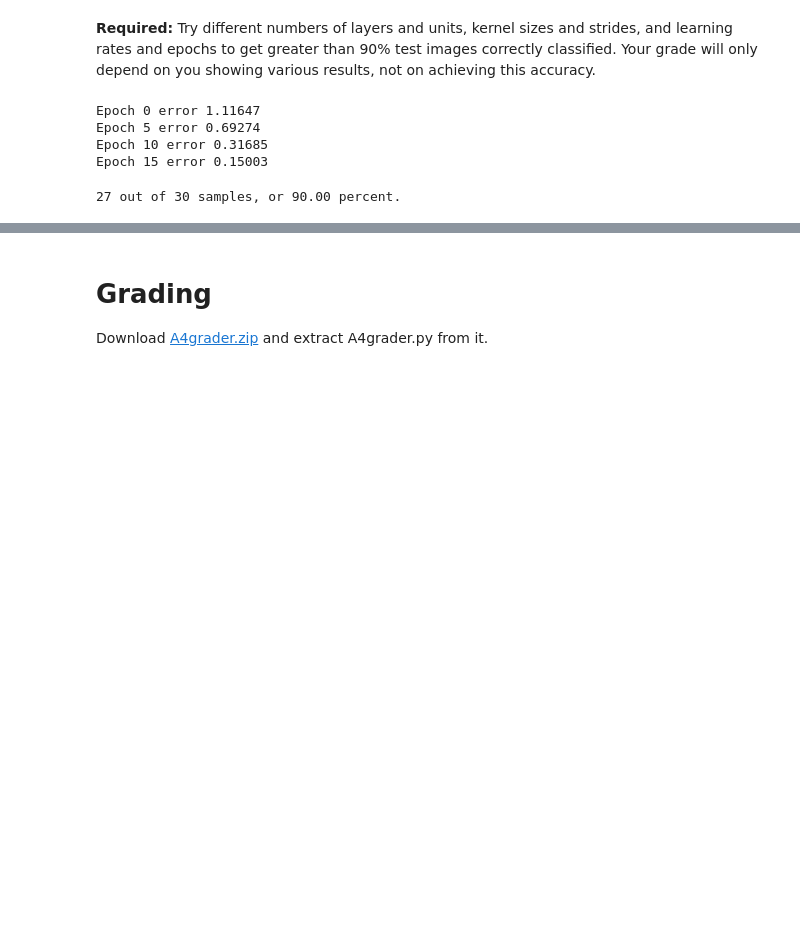
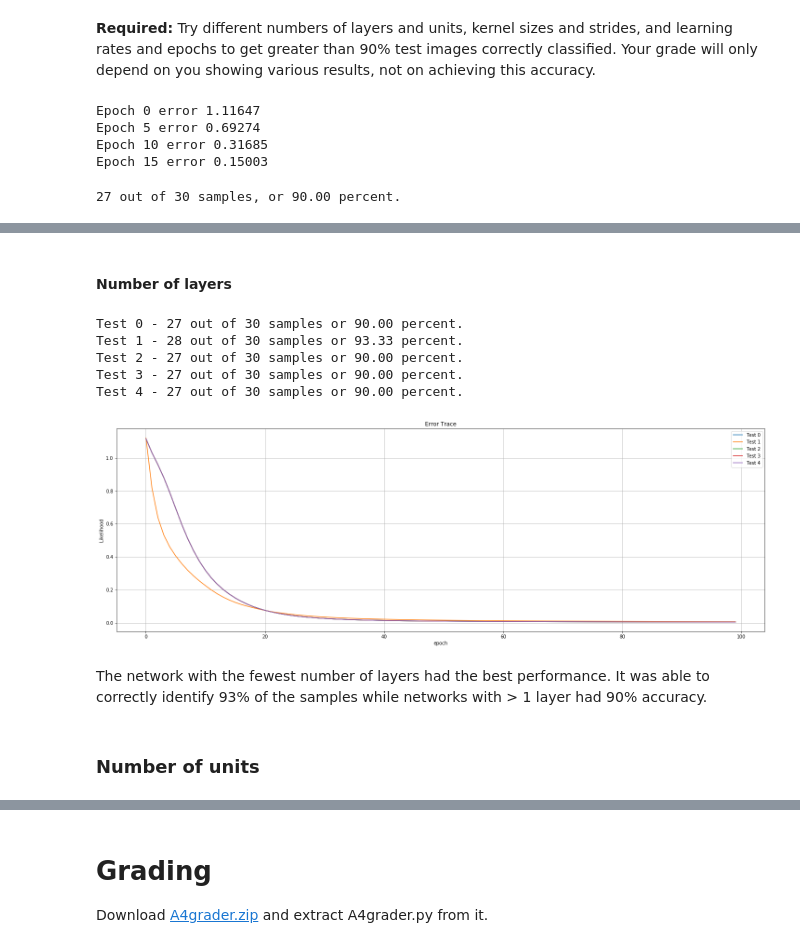
Before and after one commit to bstaab/CS545_MachineLearning, a Jupyter notebook: assignments/A4/Staab-A4.ipynb, the cells around one changed output, grey strips where cells are left out. Cells and saved outputs as stored; diff of their text form; code cells hidden in the pictures; blank space fills up the shorter version.

```diff
--- a/assignments/A4/Staab-A4.ipynb
+++ b/assignments/A4/Staab-A4.ipynb
@@ -233,3 +232,35 @@ class NeuralNetwork_Convolutional():
+# %%
+# Helper function to test a speific network configuration
+def run_test(nuicl, ksas, unifhl, c, ug, nepoch, lr):
+    torch.random.manual_seed(42)
+    nnet = NeuralNetwork_Convolutional(n_channels_in_image=Xtrain.shape[1],
+                                       image_size=Xtrain.shape[2],
+                                       n_units_in_conv_layers=nuicl,
+                                       kernels_size_and_stride=ksas,
+                                       n_units_in_fc_hidden_layers=unifhl,
+                                       classes=c,
+                                       use_gpu=ug)
+    nnet.train(Xtrain, Ttrain, nepoch, learning_rate=lr)
+    Yclasses, Y = nnet.use(Xtest)
+    n_correct = (Yclasses == Ttest).sum()
+
+    return [n_correct, Yclasses, nnet.get_error_trace()]
+# %%
+# Helper function to print/plot results
+def print_results(results):
+    plt.figure(figsize=(25, 8))
+    plt.title('Error Trace')                                  # Add plot title
+    plt.xlabel('epoch')                                       # Add X-axis label
+    plt.ylabel('Likelihood')                                  # Add Y-axis label
+                                                              #
+    index = 0                                                 # Initialize counter variable
+    for result in results:                                    # Iterate over each result
+        plt.plot(result[2], '-', label=f'Test {index}')       # Add first data set to plot
+        print(f'Test {index} - {result[0]} out of {Ttest.shape[0]} samples or {result[0]/Ttest.shape[0]*100:.2f} percent.')
+        index += 1                                            # Increment the count
+                                                              #
+    plt.legend()                                              # Display legend on plot
+    plt.grid(True)                                            # Display grid on plot
 # %% [markdown]
 ## Simple Example with Squares and Diamonds
 
@@ -416,0 +446,23 @@ print(f'{n_correct} out of {Ttest.shape[0]} samples, or {n_correct/Ttest.shape[0
+# %% [markdown]
+#### Number of layers
+# %%
+%%capture
+results = []
+results.append(run_test(         [5, 5], [[5, 3], [4, 2]], [10], [0, 1, 2], False, 100, 0.01))
+results.append(run_test(            [5], [[5, 3], [4, 2]], [10], [0, 1, 2], False, 100, 0.01))
+results.append(run_test(      [5, 5, 5], [[5, 3], [4, 2]], [10], [0, 1, 2], False, 100, 0.01))
+results.append(run_test(   [5, 5, 5, 5], [[5, 3], [4, 2]], [10], [0, 1, 2], False, 100, 0.01))
+results.append(run_test([5, 5, 5, 5, 5], [[5, 3], [4, 2]], [10], [0, 1, 2], False, 100, 0.01))
+# %%
+print_results(results)
+# %% [output]
+Test 0 - 27 out of 30 samples or 90.00 percent.
+Test 1 - 28 out of 30 samples or 93.33 percent.
+Test 2 - 27 out of 30 samples or 90.00 percent.
+Test 3 - 27 out of 30 samples or 90.00 percent.
+Test 4 - 27 out of 30 samples or 90.00 percent.
+[figure, added]
+# %% [markdown]
+The network with the fewest number of layers had the best performance.  It was able to correctly identify 93% of the samples while networks with > 1 layer had 90% accuracy.
+# %% [markdown]
+### Number of units
```
Also changed, not shown: parts of 57 cells of this notebook, 1 other file.
